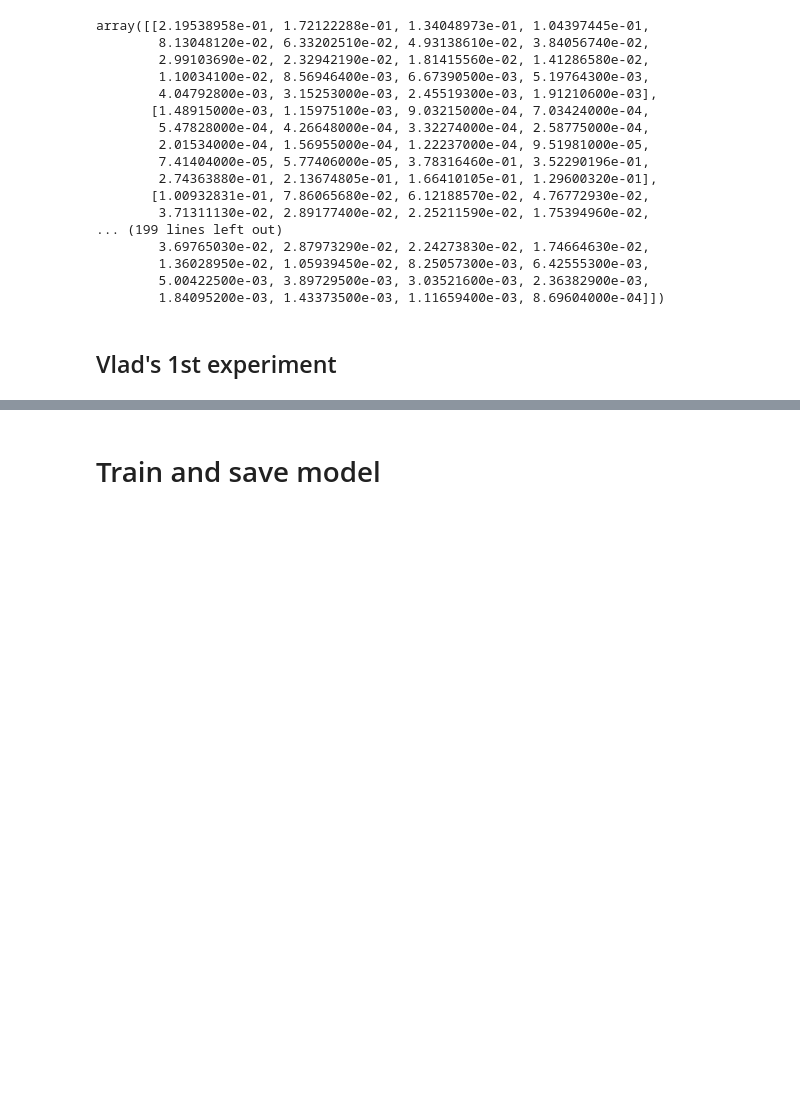
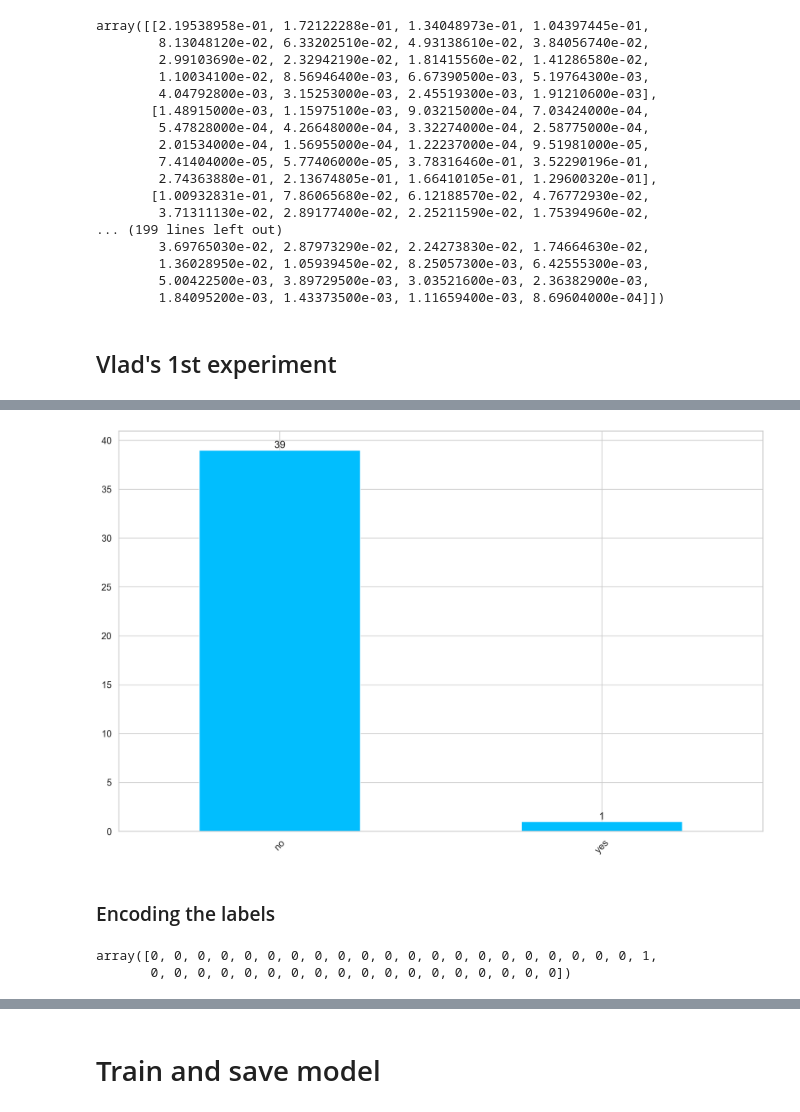
Before and after one commit to lior199707/Robot_Classifiers, a Jupyter notebook: eda_rocket/eda_rocket_model_notebook.ipynb, the cells around one changed output, grey strips where cells are left out. Saved outputs shown, nothing was run; the diff lists cells and outputs as text; code cells hidden in the pictures; blank space fills up the shorter version.

```diff
--- a/eda_rocket/eda_rocket_model_notebook.ipynb
+++ b/eda_rocket/eda_rocket_model_notebook.ipynb
@@ -421,0 +486,10 @@ array([[2.19538958e-01, 1.72122288e-01, 1.34048973e-01, 1.04397445e-01,
+# %%
+%matplotlib inline
+%config InlineBackend.figure_format='retina'
+sns.set(style='whitegrid', palette='muted', font_scale=1.2)
+HAPPY_COLORS_PALETTE = ["#01BEFE", "#FFDD00", "#FF7D00", "#FF006D", "#ADFF02", "#8F00FF"]
+sns.set_palette(sns.color_palette(HAPPY_COLORS_PALETTE))
+plt.rcParams["figure.figsize"] = 16, 10
+# %%
+used_segments_labels2 = Y_train2
+used_segments_labels2.head()
@@ -421,0 +503,17 @@ array([[2.19538958e-01, 1.72122288e-01, 1.34048973e-01, 1.04397445e-01,
+# %%
+ay2 = used_segments_labels2.label.value_counts().plot(kind="bar")
+# Add labels to the bars
+for p in ay2.patches:
+    ay2.annotate(str(p.get_height()), (p.get_x() + p.get_width() / 2, p.get_height()), ha='center', va='bottom')
+plt.xticks(rotation=45)
+plt.show()
+# %% [output]
+[figure, added]
+# %% [markdown]
+### Encoding the labels
+# %%
+encoded_labels2 = label_encoder.fit_transform(Y_train2.label)
+encoded_labels2
+# %% [output]
+array([0, 0, 0, 0, 0, 0, 0, 0, 0, 0, 0, 0, 0, 0, 0, 0, 0, 0, 0, 0, 0, 1,
+       0, 0, 0, 0, 0, 0, 0, 0, 0, 0, 0, 0, 0, 0, 0, 0, 0, 0])
```
Also changed, not shown: parts of 29 cells of this notebook, 1 other file.
